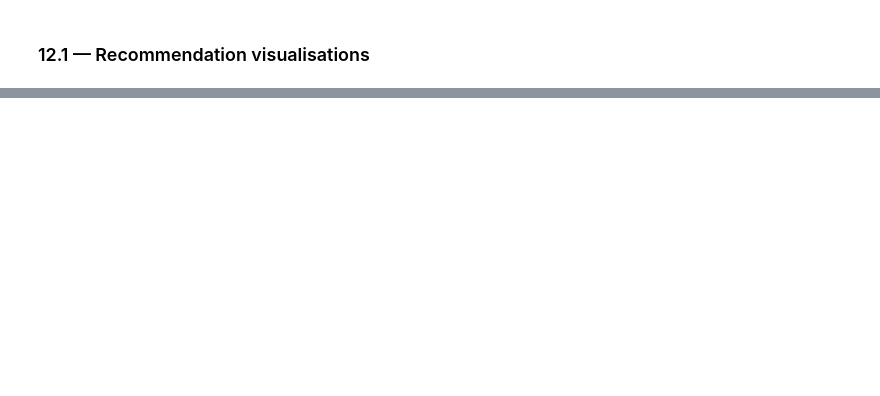
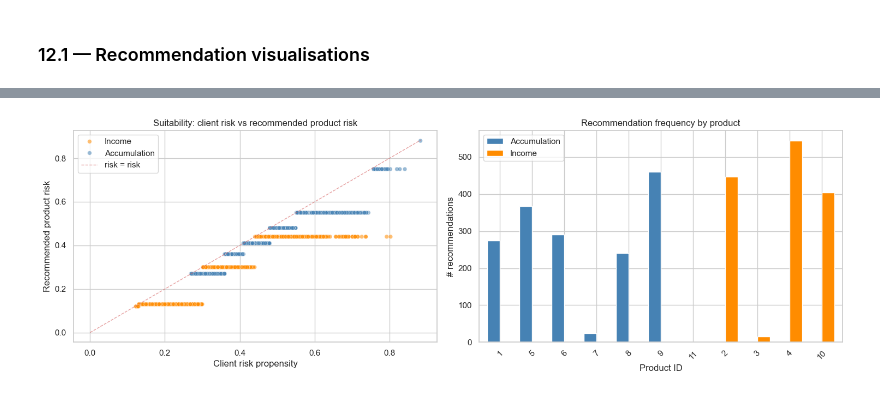
Before and after one commit to FiloCava03/EstimatingClientNeeds, a Jupyter notebook: Silvia_Crestani.ipynb, the cells around one changed output, grey strips where cells are left out. Saved outputs shown, nothing was run; the diff lists cells and outputs as text; code cells hidden in the pictures; blank space fills up the shorter version.

```diff
--- a/Silvia_Crestani.ipynb
+++ b/Silvia_Crestani.ipynb
@@ -707,0 +619,26 @@ tolerance.  This is a product line opportunity, not a model limitation.
+# %%
+from utils import (
+    generate_recommendations, analyse_coverage,
+    plot_nba_diagnostics, print_top_products,
+)
+
+# Modelli DT tuned sul feature set engineered (miglior PR-AUC)
+model_acc_dt = tuned_results[('accum',  'engineered')]['model']
+model_inc_dt = tuned_results[('income', 'engineered')]['model']
+
+# Feature matrix per tutti i 5000 clienti — NON scalata (DT invariante)
+_, X_eng_full = prepare_features(needs_df)
+
+# Soglie: 0.5 di default. Per usare le soglie F1-ottimali della pipeline NN:
+#   from NN.calibration import best_threshold
+#   _, X_eng_test, _, y_acc_test = splits[('engineered', 'accum')]
+#   p_acc_val = model_acc_dt.predict_proba(X_eng_test)[:, 1]
+#   thr_acc, _ = best_threshold(y_acc_test, p_acc_val)
+THR_ACC = 0.5
+THR_INC = 0.5
+
+# Verifica copertura prima di generare le NBA
+p_acc_check = model_acc_dt.predict_proba(X_eng_full)[:, 1]
+p_inc_check = model_inc_dt.predict_proba(X_eng_full)[:, 1]
+print(f'Clients with P(accum) >= {THR_ACC}: {(p_acc_check >= THR_ACC).sum():,} ({(p_acc_check >= THR_ACC).mean():.1%})')
+print(f'Clients with P(income) >= {THR_INC}: {(p_inc_check >= THR_INC).sum():,} ({(p_inc_check >= THR_INC).mean():.1%})')
@@ -707,0 +648,15 @@ tolerance.  This is a product line opportunity, not a model limitation.
+# %%
+nba = generate_recommendations(
+    needs_df     = needs_df,
+    products_df  = products_df,
+    model_acc    = model_acc_dt,
+    model_inc    = model_inc_dt,
+    X_features   = X_eng_full,    # NON scalata
+    thr_acc      = THR_ACC,
+    thr_inc      = THR_INC,
+)
+
+print('First 10 recommendations:')
+display(nba.head(10))
+print(f"\nClients with >= 1 recommendation: "
+      f"{(nba['Rec_Accum_ID'].notna() | nba['Rec_Income_ID'].notna()).sum():,} / {len(nba):,}")
@@ -762,0 +688,4 @@ for _, row in rec_counts.head(3).iterrows():
+# %%
+plot_nba_diagnostics(nba, products_df)
+# %% [output]
+[figure, added]
```
Also changed, not shown: parts of 24 cells of this notebook, 8 other files.
